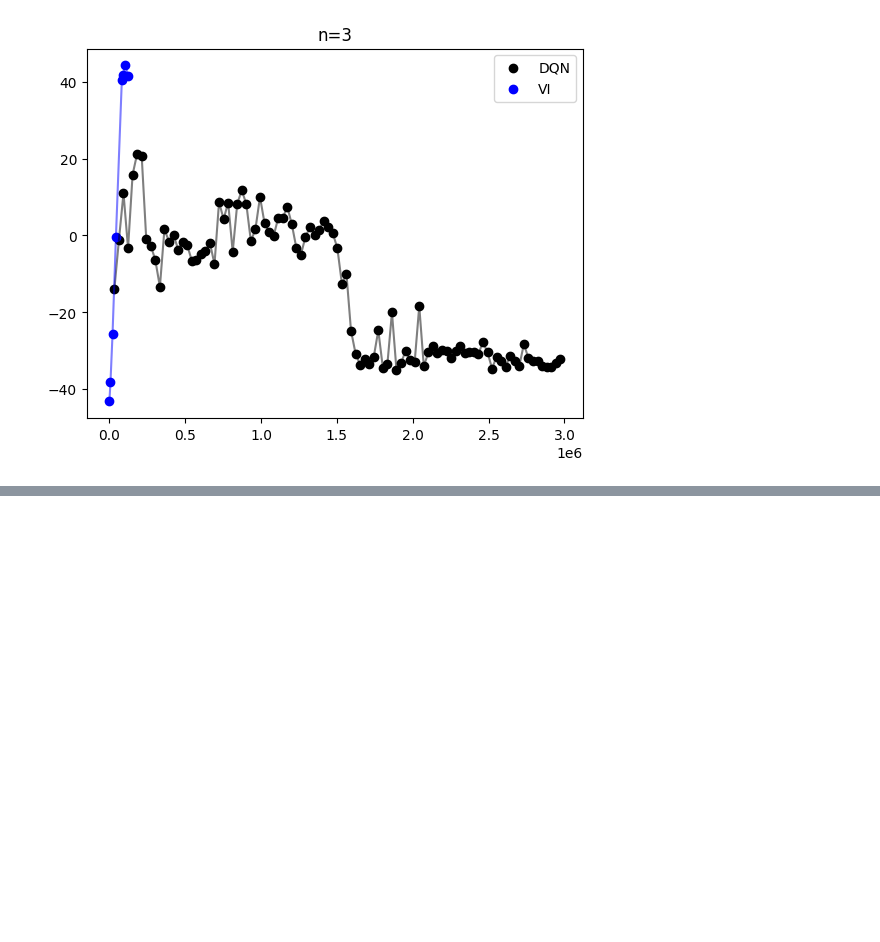
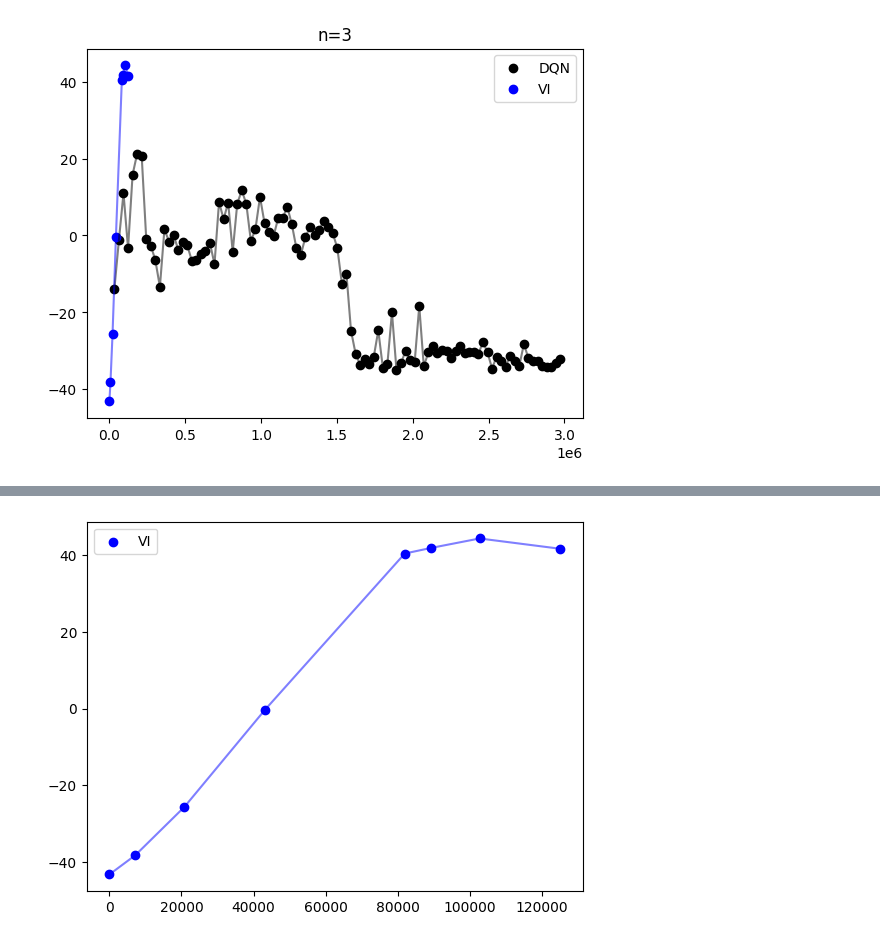
Before and after one commit to Mich8952/Tic_tac_tool, a Jupyter notebook: Evaluate/interactive_plots.ipynb, the cells around one changed output, grey strips where cells are left out. Drawn from its saved outputs; the diff is of its cells as text; code cells hidden in the pictures; blank space fills up the shorter version.

```diff
--- a/Evaluate/interactive_plots.ipynb
+++ b/Evaluate/interactive_plots.ipynb
@@ -355,0 +410,9 @@ plt.show()
+# %%
+plt.clf()
+plt.plot(iteration_steps_vi,differential_vi, color = 'blue', alpha=0.5)
+plt.scatter(iteration_steps_vi,differential_vi,label='VI', color = 'blue')
+plt.legend()
+#plt.axis(xmin=0,xmax=1.0e6)
+plt.show()
+# %% [output]
+[figure, added]
```
Also changed, not shown: parts of 19 cells of this notebook, 6 other files.
